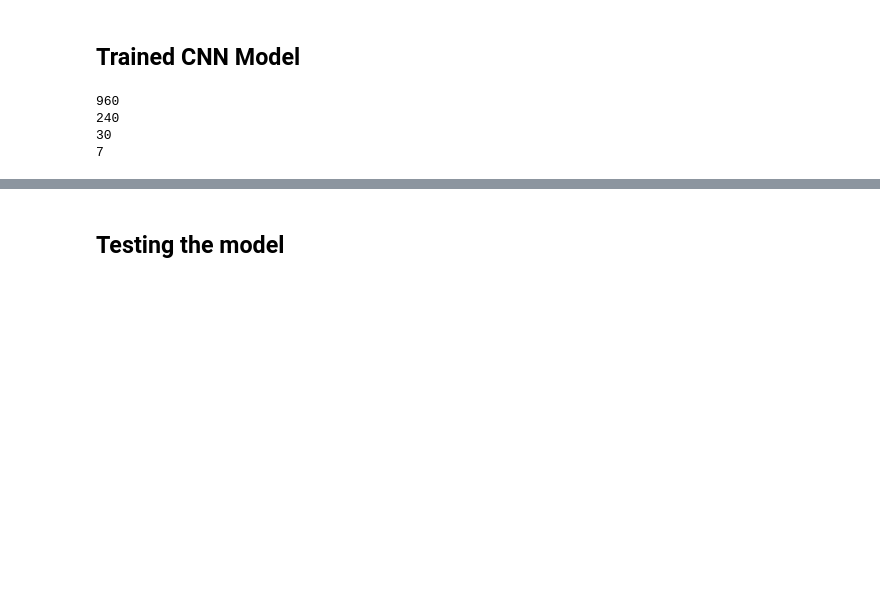
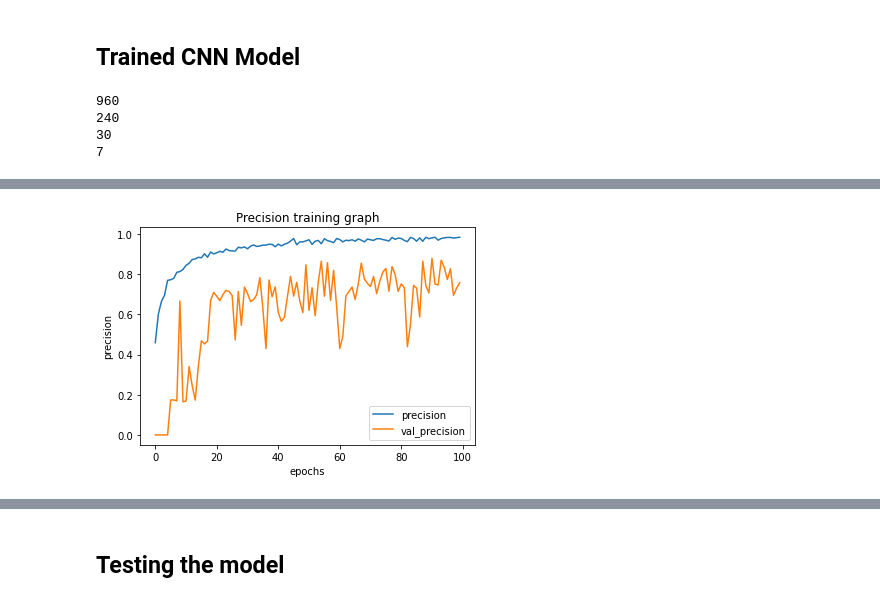
Before and after one commit to FaisalAhmedBijoy/Deep-CNN-Architecture-Implementation, a Jupyter notebook: Experiment_Thesis_Image_Classification_with_CNN.ipynb, the cells around one changed output, grey strips where cells are left out. Cells and saved outputs as stored; diff of their text form; code cells hidden in the pictures; blank space fills up the shorter version.

```diff
--- a/Experiment_Thesis_Image_Classification_with_CNN.ipynb
+++ b/Experiment_Thesis_Image_Classification_with_CNN.ipynb
@@ -325,0 +332,10 @@ plt.show()
+# %%
+plt.xlabel('epochs')
+plt.ylabel('precision')
+plt.title('Precision training graph')
+plt.plot(history.history['precision_1'],label='precision')
+plt.plot(history.history['val_precision_1'],label='val_precision')
+plt.legend()
+plt.show()
+# %% [output]
+[figure, added]
```
Also changed, not shown: parts of 21 cells of this notebook.
